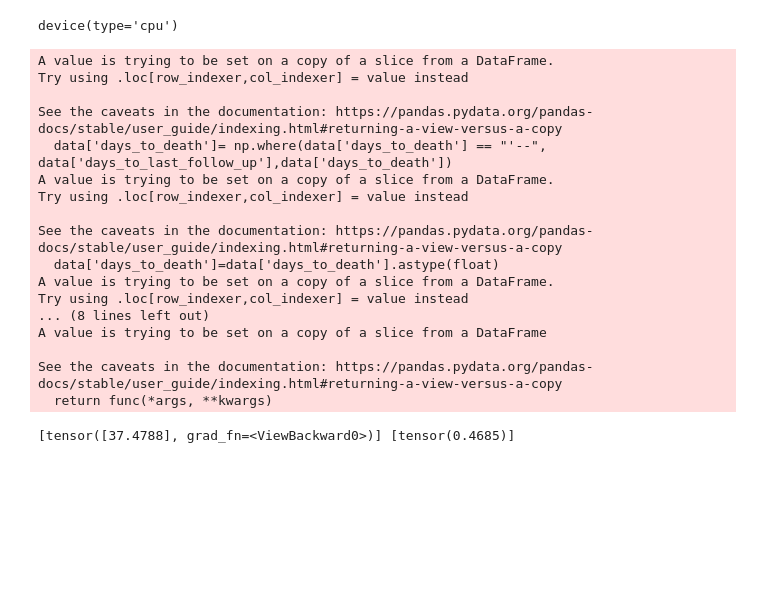
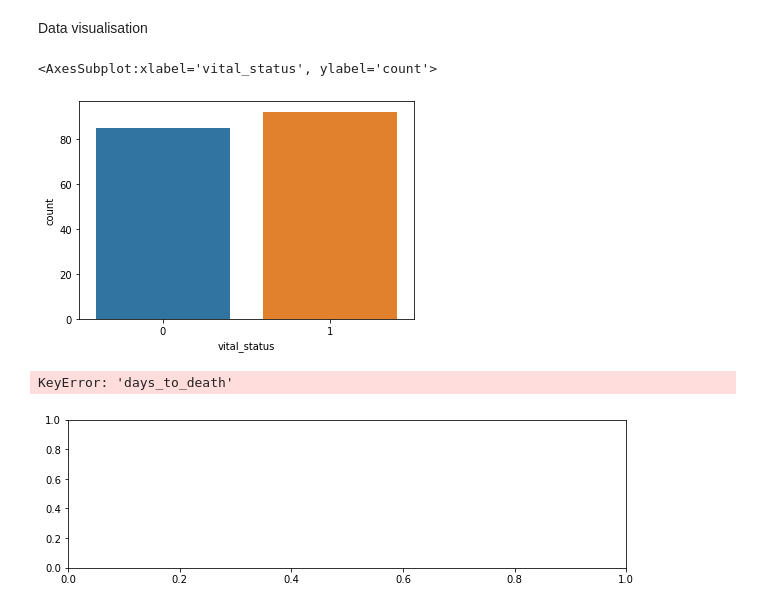
Before and after one commit to anaischossegros/research_project, a Jupyter notebook: src/Run.ipynb, the cells around one changed output. Saved outputs shown, nothing was run; the diff lists cells and outputs as text; code cells hidden in the pictures; blank space fills up the shorter version.

```diff
--- a/src/Run.ipynb
+++ b/src/Run.ipynb
@@ -90,6 +30,5 @@ x_df2.head()
 # %%
-
-data = pd.concat([x_df2,output_df2], axis=1)
+data = pd.concat([data_norm_df,output_df2], axis=1)
 
 def split_indices(n, val_pct1, val_pct2):
 	n1 = int(val_pct1*n)
@@ -99,12 +38,8 @@ def split_indices(n, val_pct1, val_pct2):
 	train.sort(), val.sort(), test.sort()
 	return(train, val, test)
 
+
 # train_index, val_index, test_index = split_indices(len(data),0.6, 0.8)
-# print(train_index)
-
-# print(val_index)
-# print(test_index)
-x, ytime, yevent, age = load_data(data, dtype)
 
 # data_train = data.iloc[train_index]
 # data_val = data.iloc[val_index]
@@ -360,39 +247,22 @@ def get_default_device():
-# %%
-get_default_device()
-# %% [output]
-device(type='cpu')
 # %%
-from Survival_CostFunc_CIndex import R_set, neg_par_log_likelihood, c_index
-from Model2 import Cox_nnet
+# from Survival_CostFunc_CIndex import R_set, neg_par_log_likelihood, c_index
+# from Model2 import Cox_nnet
 
-net = Cox_nnet(In_Nodes, Hidden_Nodes, Out_Nodes, 0.5)
-net.eval()
-data_test = data.iloc[test_index]
-x_test, ytime_test, yevent_test, age_test = load_data(data_test,dtype)
-test_pred=net(x_test, age_test)
-eval_loss = []
-eval_cindex=[]
-eval_loss.append(neg_par_log_likelihood(test_pred, ytime_test, yevent_test).view(1,))
-eval_cindex.append(c_index(test_pred, ytime_test, yevent_test))
+# net = Cox_nnet(In_Nodes, Hidden_Nodes, Out_Nodes, 0.5)
+# net.eval()
+# data_test = data.iloc[test_index]
+# x_test, ytime_test, yevent_test, age_test = load_data(data_test,dtype)
+# test_pred=net(x_test, age_test)
+# eval_loss = []
+# eval_cindex=[]
+# eval_loss.append(neg_par_log_likelihood(test_pred, ytime_test, yevent_test).view(1,))
+# eval_cindex.append(c_index(test_pred, ytime_test, yevent_test))
-# %% [output]
-A value is trying to be set on a copy of a slice from a DataFrame.
-Try using .loc[row_indexer,col_indexer] = value instead
-
-See the caveats in the documentation: https://pandas.pydata.org/pandas-docs/stable/user_guide/indexing.html#returning-a-view-versus-a-copy
-  data['days_to_death']= np.where(data['days_to_death'] == "'--", data['days_to_last_follow_up'],data['days_to_death'])
-A value is trying to be set on a copy of a slice from a DataFrame.
-Try using .loc[row_indexer,col_indexer] = value instead
-
-See the caveats in the documentation: https://pandas.pydata.org/pandas-docs/stable/user_guide/indexing.html#returning-a-view-versus-a-copy
-  data['days_to_death']=data['days_to_death'].astype(float)
-A value is trying to be set on a copy of a slice from a DataFrame.
-Try using .loc[row_indexer,col_indexer] = value instead
-... (8 lines left out)
-A value is trying to be set on a copy of a slice from a DataFrame
-
-See the caveats in the documentation: https://pandas.pydata.org/pandas-docs/stable/user_guide/indexing.html#returning-a-view-versus-a-copy
-  return func(*args, **kwargs)
-# %%
-print(eval_loss, eval_cindex)
-# %% [output]
-[tensor([37.4788], grad_fn=<ViewBackward0>)] [tensor(0.4685)]
+# %% [markdown]
+Data visualisation
+# %%
+import matplotlib.pyplot as plt
+import seaborn as sns
+sns.countplot(x='vital_status', data=data)
+# %% [output]
+<AxesSubplot:xlabel='vital_status', ylabel='count'>
+[figure, added]
@@ -398,0 +274,13 @@ print(eval_loss, eval_cindex)
+# %%
+plt.figure(figsize=(10,6))
+plt.subplot(211)
+sns.distplot(essai['days_to_death'], kde=False, label='dead patients')
+plt.xlabel('days_to_death')
+plt.legend()
+plt.subplot(212)
+sns.distplot(essai2['days_to_last_follow_up'], kde=False, label='patients alive')
+plt.xlabel('days_to_last_follow_up')
+plt.legend()
+# %% [output]
+KeyError: 'days_to_death'
+[figure, added]
```
Also changed, not shown: parts of 44 cells of this notebook, 4 other files.
